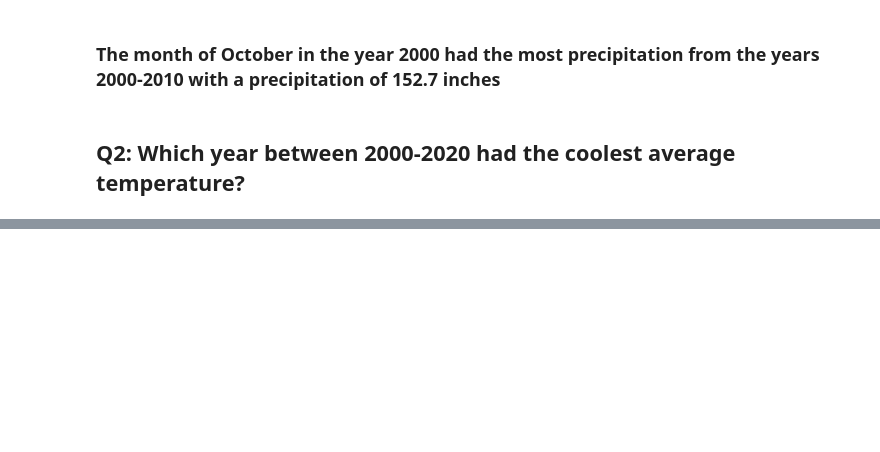
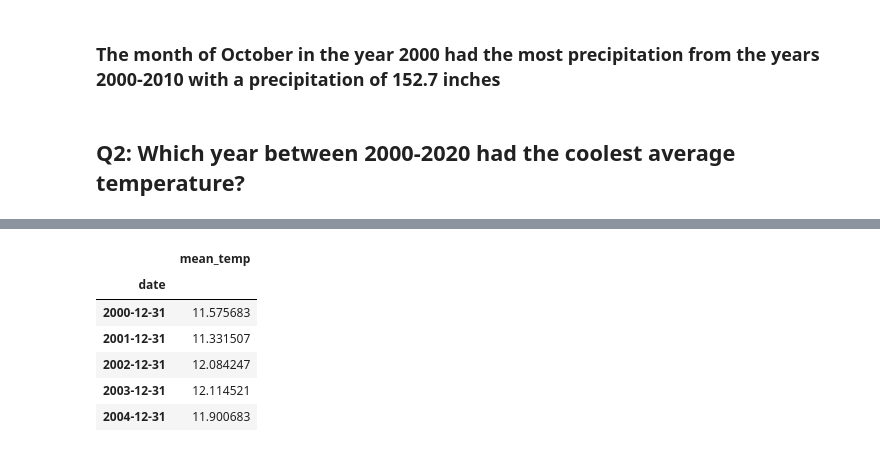
Before and after one commit to SpreeC/Resampling-Datetime-Data, a Jupyter notebook: Resampling Datetime Data.ipynb, the cells around one changed output, grey strips where cells are left out. Cells and saved outputs as stored; diff of their text form; code cells hidden in the pictures; blank space fills up the shorter version.

```diff
--- a/Resampling Datetime Data.ipynb
+++ b/Resampling Datetime Data.ipynb
@@ -232,0 +246,12 @@ ax.legend();
+# %%
+#resample to a yearly frequency using .mean() as the aggregation method
+copy = copy.resample("A").mean()
+copy.head()
+# %% [output]
+|  | mean_temp |
+| date |  |
+| 2000-12-31 | 11.575683 |
+| 2001-12-31 | 11.331507 |
+| 2002-12-31 | 12.084247 |
+| 2003-12-31 | 12.114521 |
+| 2004-12-31 | 11.900683 |
```
Also changed, not shown: parts of 7 cells of this notebook.
